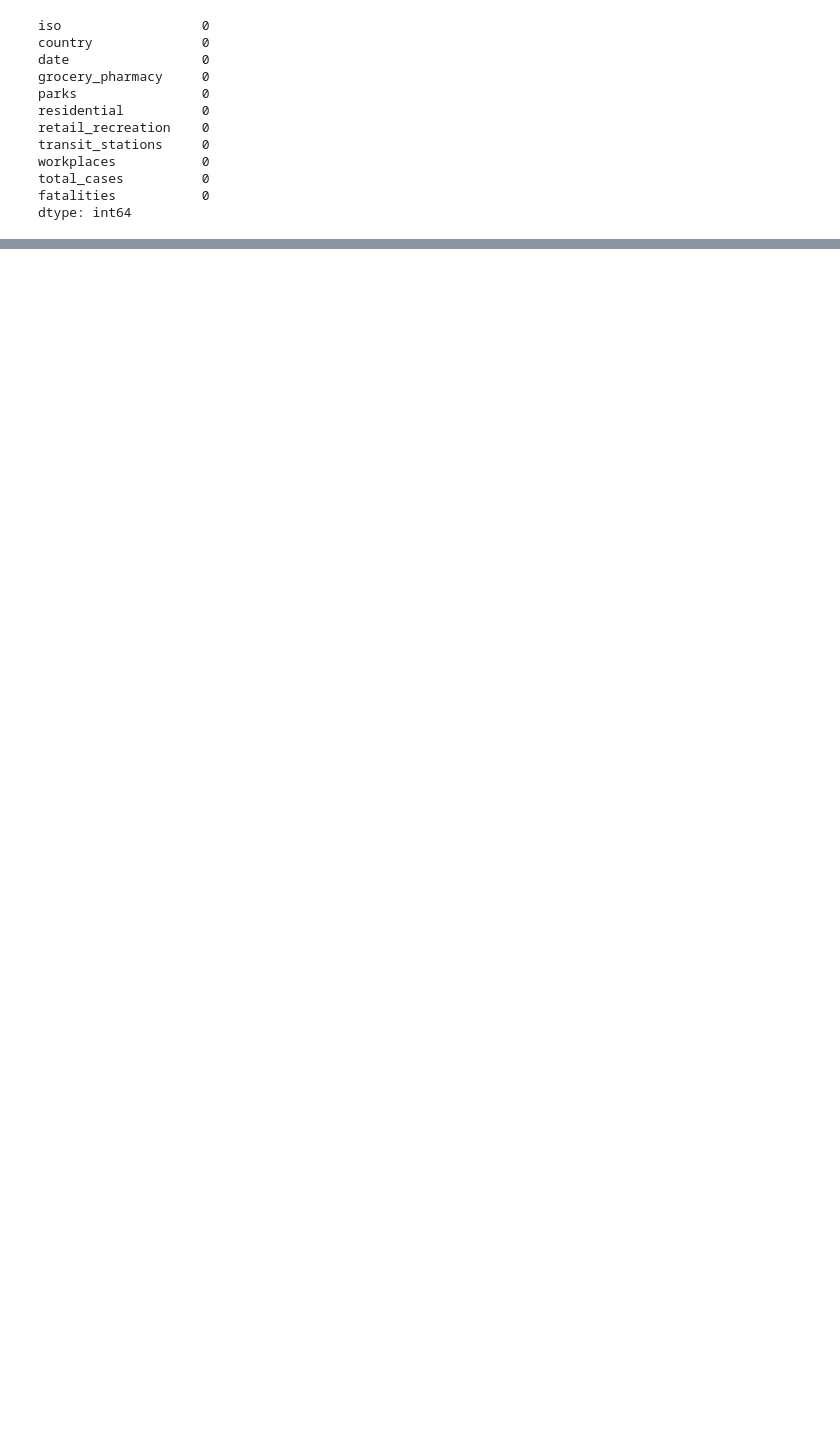
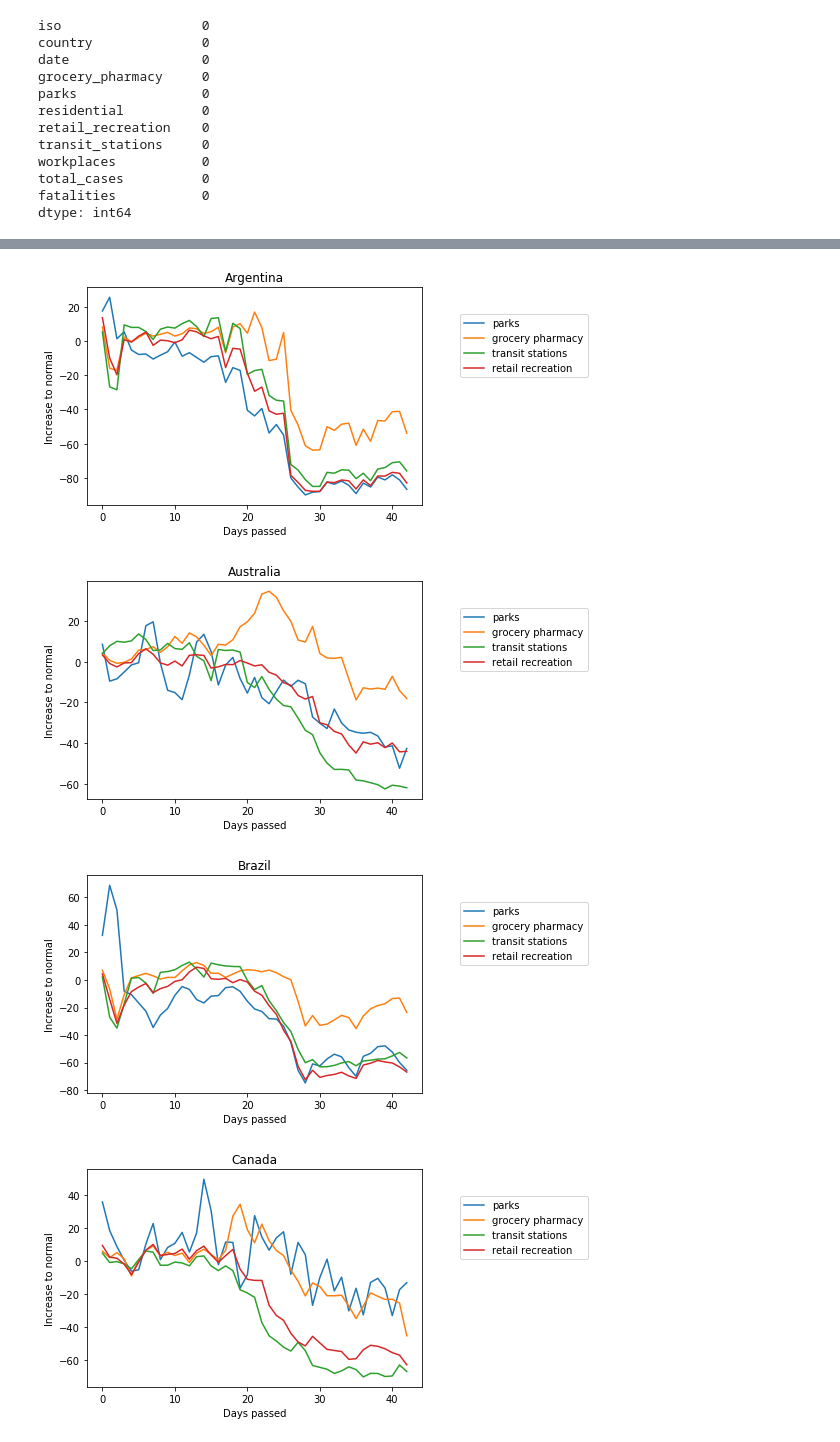
Before and after one commit to anamarisamacedo/FEUP-IART, a Jupyter notebook: TP2/notebook.ipynb, the cells around one changed output, grey strips where cells are left out. Cells and saved outputs as stored; diff of their text form; code cells hidden in the pictures; blank space fills up the shorter version.

Commit message:
Added graphs

```diff
--- a/TP2/notebook.ipynb
+++ b/TP2/notebook.ipynb
@@ -136,0 +137,23 @@ array([[ 0.77061857,  0.94175912,  1.28654914,  1.11630666,  0.64081792,
+# %%
+#List of all countries in dataset
+countries = new_covid_dataset['country'].unique()
+for i in range(0, len(countries)):
+    #Rows corresponding to the country in the current iteration
+    country_rows = new_covid_dataset[new_covid_dataset['country'] == countries[i]]
+    #Plot each of the variables
+    plt.plot(country_rows['passed_days'], country_rows['parks'], label='parks')
+    plt.plot(country_rows['passed_days'], country_rows['grocery_pharmacy'], label='grocery pharmacy')
+    plt.plot(country_rows['passed_days'], country_rows['transit_stations'], label='transit stations')
+    plt.plot(country_rows['passed_days'], country_rows['retail_recreation'], label='retail recreation')
+
+    #Title, label and legend
+    plt.ylabel('Increase to normal')
+    plt.xlabel('Days passed')
+    plt.legend(bbox_to_anchor=(1.1, 0.9), loc=2)
+    plt.title(countries[i])
+    plt.show()
+# %% [output]
+[figure, added]
+[figure, added]
+[figure, added]
+[figure, added]
```
Also changed, not shown: parts of 5 cells of this notebook, 1 other file.
